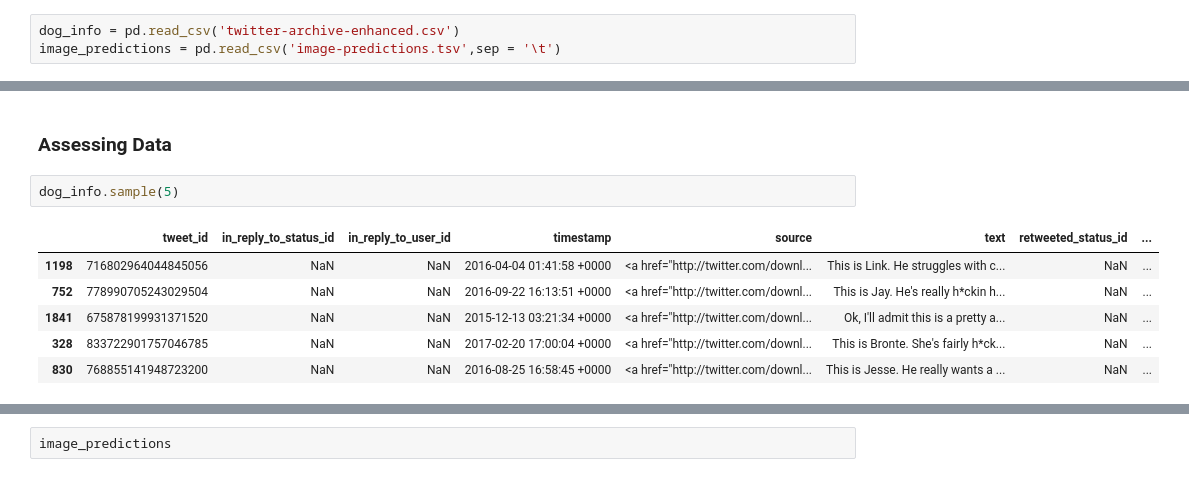
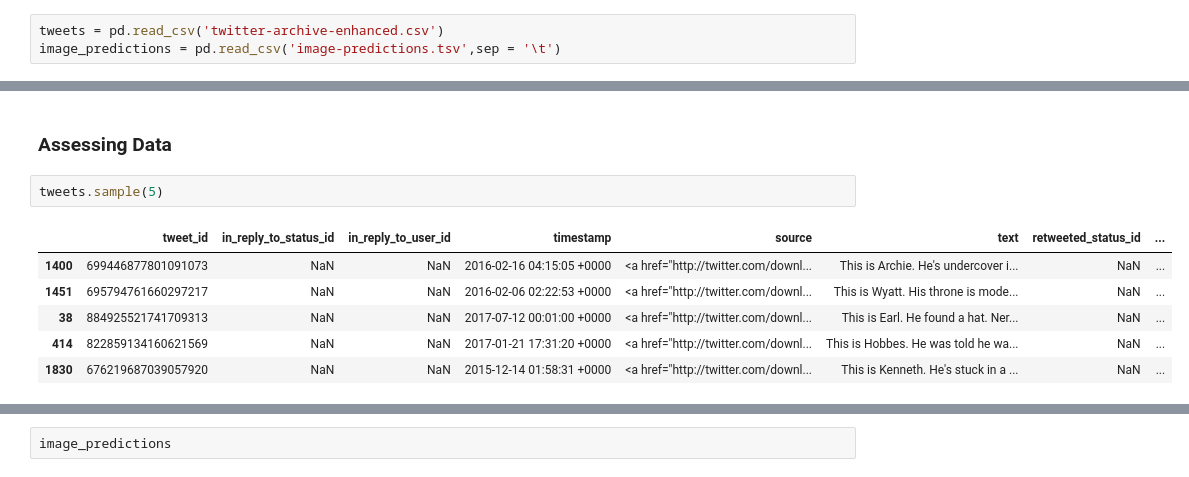
Before and after one commit to Tobi-David/Analyse-welovedogs-twitter-posts, a Jupyter notebook: wrangle_act.ipynb, the cells around one changed output, grey strips where cells are left out. Saved outputs shown, nothing was run; the diff lists cells and outputs as text.

```diff
--- a/wrangle_act.ipynb
+++ b/wrangle_act.ipynb
@@ -40,5 +44,5 @@ import json
 <a id='gathering'></a>
 ### Gathering Data
 # %%
-dog_info = pd.read_csv('twitter-archive-enhanced.csv')
+tweets = pd.read_csv('twitter-archive-enhanced.csv')
 image_predictions = pd.read_csv('image-predictions.tsv',sep = '\t')
@@ -79,12 +148,12 @@ tweet_info
 
 ### Assessing Data
 # %%
-dog_info.sample(5)
+tweets.sample(5)
 # %% [output]
 |  | tweet_id | in_reply_to_status_id | in_reply_to_user_id | timestamp | source | text | retweeted_status_id | ... |
-| 1198 | 716802964044845056 | NaN | NaN | 2016-04-04 01:41:58 +0000 | <a href="http://twitter.com/downl... | This is Link. He struggles with c... | NaN | ... |
-| 752 | 778990705243029504 | NaN | NaN | 2016-09-22 16:13:51 +0000 | <a href="http://twitter.com/downl... | This is Jay. He's really h*ckin h... | NaN | ... |
-| 1841 | 675878199931371520 | NaN | NaN | 2015-12-13 03:21:34 +0000 | <a href="http://twitter.com/downl... | Ok, I'll admit this is a pretty a... | NaN | ... |
-| 328 | 833722901757046785 | NaN | NaN | 2017-02-20 17:00:04 +0000 | <a href="http://twitter.com/downl... | This is Bronte. She's fairly h*ck... | NaN | ... |
-| 830 | 768855141948723200 | NaN | NaN | 2016-08-25 16:58:45 +0000 | <a href="http://twitter.com/downl... | This is Jesse. He really wants a ... | NaN | ... |
+| 1400 | 699446877801091073 | NaN | NaN | 2016-02-16 04:15:05 +0000 | <a href="http://twitter.com/downl... | This is Archie. He's undercover i... | NaN | ... |
+| 1451 | 695794761660297217 | NaN | NaN | 2016-02-06 02:22:53 +0000 | <a href="http://twitter.com/downl... | This is Wyatt. His throne is mode... | NaN | ... |
+| 38 | 884925521741709313 | NaN | NaN | 2017-07-12 00:01:00 +0000 | <a href="http://twitter.com/downl... | This is Earl. He found a hat. Ner... | NaN | ... |
+| 414 | 822859134160621569 | NaN | NaN | 2017-01-21 17:31:20 +0000 | <a href="http://twitter.com/downl... | This is Hobbes. He was told he wa... | NaN | ... |
+| 1830 | 676219687039057920 | NaN | NaN | 2015-12-14 01:58:31 +0000 | <a href="http://twitter.com/downl... | This is Kenneth. He's stuck in a ... | NaN | ... |
 # %%
```
Also changed, not shown: parts of 46 cells of this notebook.
